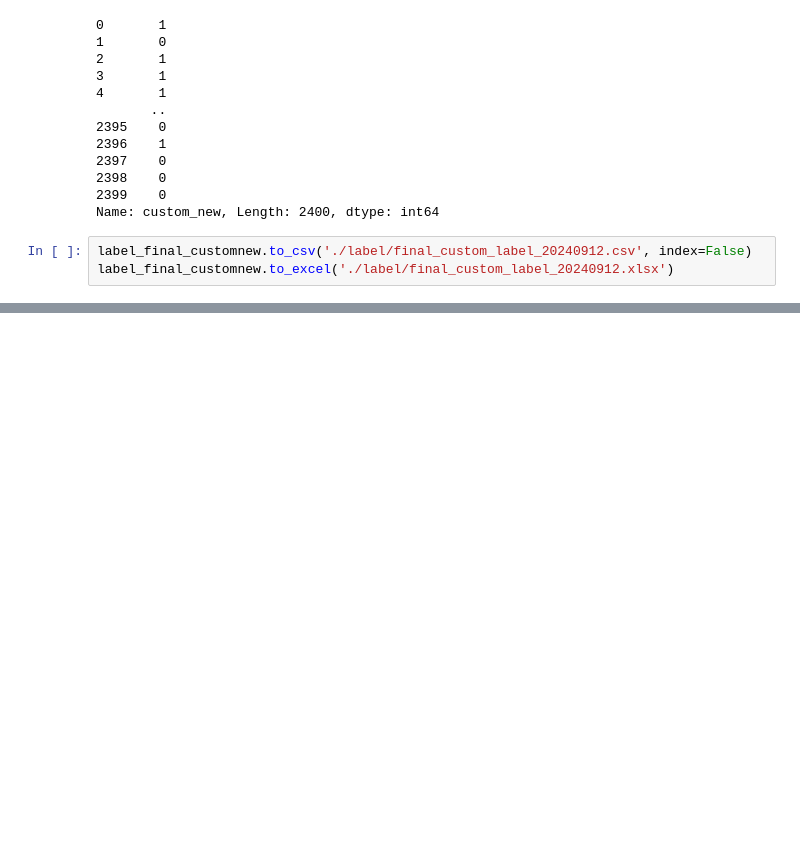
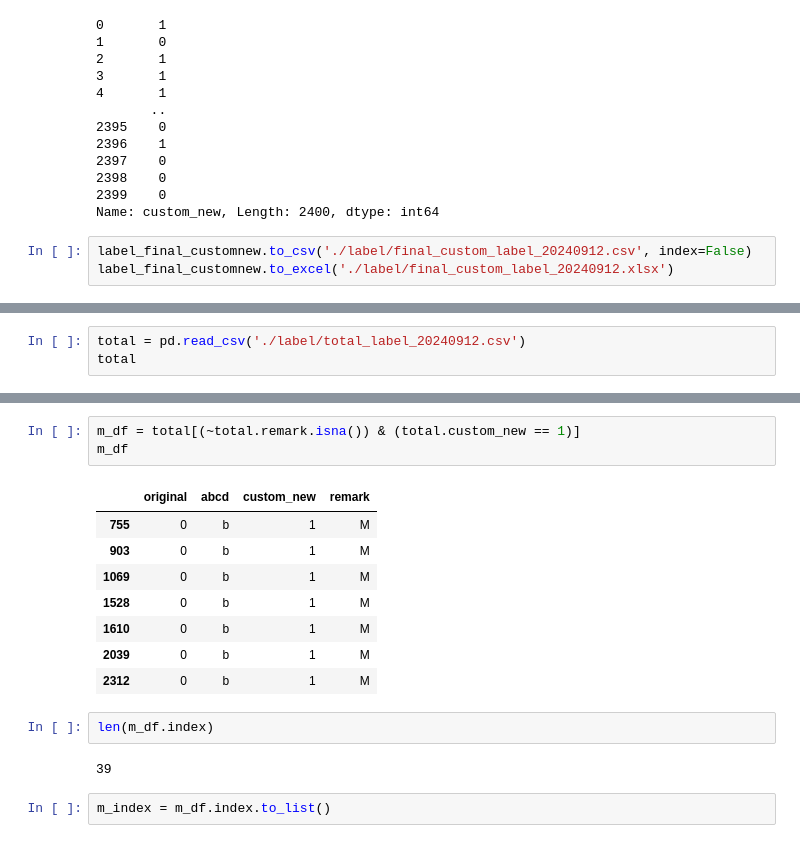
Before and after one commit to LEEHM97/Artifact-Detection-In-ECG, a Jupyter notebook: EDA/check_custom_label.ipynb, the cells around one changed output, grey strips where cells are left out. Cells and saved outputs as stored; diff of their text form; blank space fills up the shorter version.

```diff
--- a/EDA/check_custom_label.ipynb
+++ b/EDA/check_custom_label.ipynb
@@ -525,0 +586,3 @@ label_final_customnew.to_excel('./label/final_custom_label_20240912.xlsx')
+# %%
+total = pd.read_csv('./label/total_label_20240912.csv')
+total
@@ -525,0 +603,18 @@ label_final_customnew.to_excel('./label/final_custom_label_20240912.xlsx')
+# %%
+m_df = total[(~total.remark.isna()) & (total.custom_new == 1)]
+m_df
+# %% [output]
+|  | original | abcd | custom_new | remark |
+| 755 | 0 | b | 1 | M |
+| 903 | 0 | b | 1 | M |
+| 1069 | 0 | b | 1 | M |
+| 1528 | 0 | b | 1 | M |
+| 1610 | 0 | b | 1 | M |
+| 2039 | 0 | b | 1 | M |
+| 2312 | 0 | b | 1 | M |
+# %%
+len(m_df.index)
+# %% [output]
+39
+# %%
+m_index = m_df.index.to_list()
```
Also changed, not shown: parts of 17 cells of this notebook.
